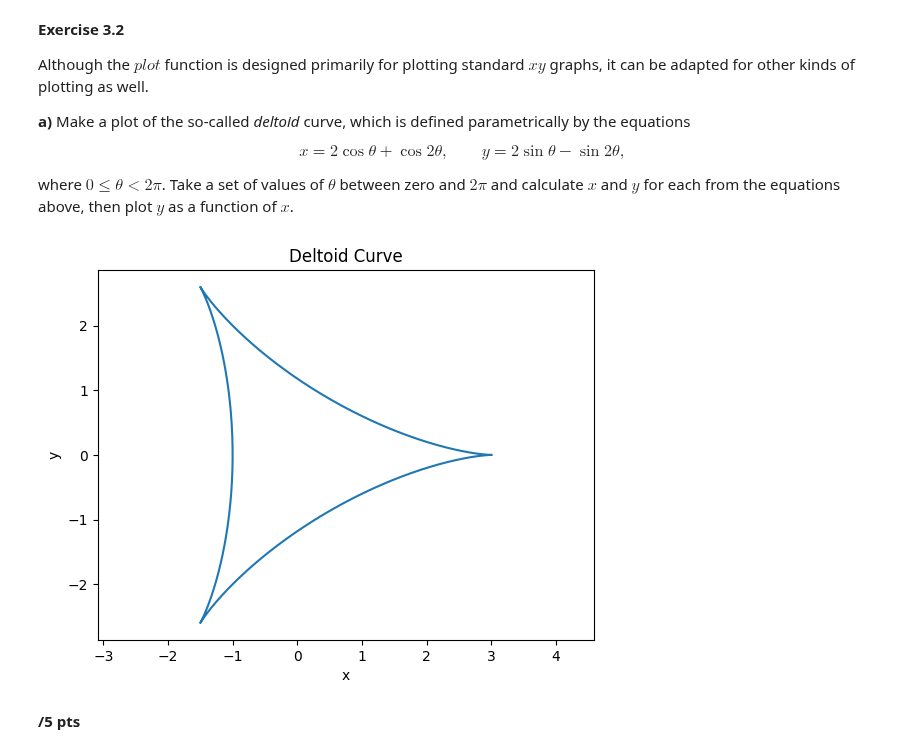
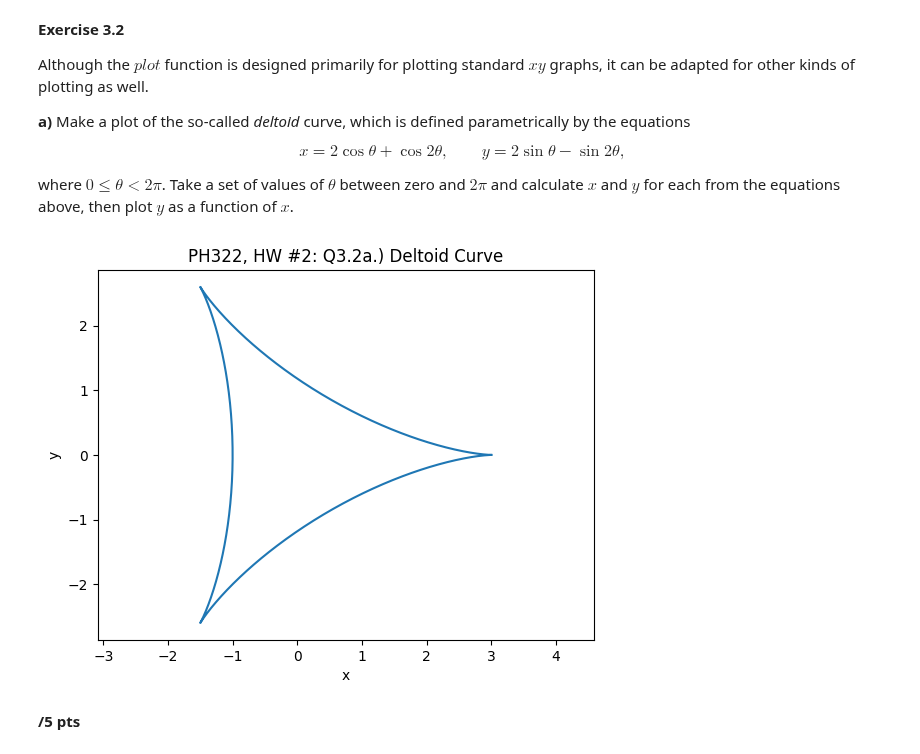
Before and after one commit to DebuggerDan/ph322-computational-physics-sp23, a Jupyter notebook: hw_2_notebook.ipynb, the cells around one changed output. Drawn from its saved outputs; the diff is of its cells as text; code cells hidden in the pictures.

```diff
--- a/hw_2_notebook.ipynb
+++ b/hw_2_notebook.ipynb
@@ -372,24 +372,24 @@ where $0\le\theta<2\pi$.  Take a set of values of $\theta$ between zero
 and $2\pi$ and calculate $x$ and $y$ for each from the equations above,
 then plot $y$ as a function of $x$.
 # %%
-### PH 322 - HW #2, Q3.2.) - Dan Jang
+### PH 322 - HW #2, Q3.2a.) - Dan Jang
 # Credits: ChatGPT for matplotlib help
 
 import numpy as np
 import matplotlib.pyplot as plot
 
 theta = np.linspace(0, 2*np.pi, 1000)
 x = 2 * np.cos(theta) + np.cos(2 * theta)
 y = 2 * np.sin(theta) - np.sin(2 * theta)
 
 plot.plot(x, y)
 plot.xlabel('x')
 plot.ylabel('y')
-plot.title('Deltoid Curve')
+plot.title('PH322, HW #2: Q3.2a.) Deltoid Curve')
 plot.axis('equal')
 plot.show()
 # %% [output]
-[figure, old version]
+[figure, new version]
 # %% [markdown]
 **/5 pts**
 # %% [markdown]
```
Also changed, not shown: parts of 3 cells of this notebook.
